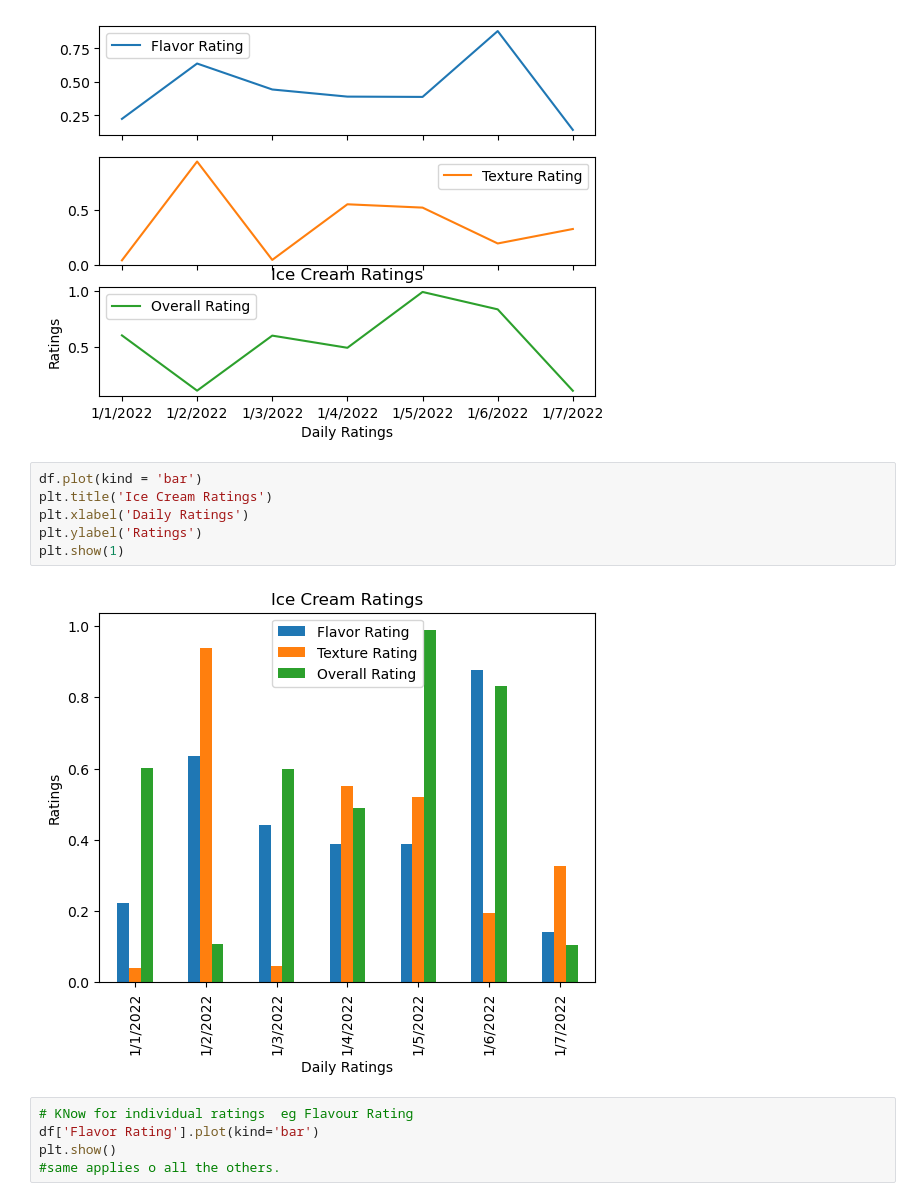
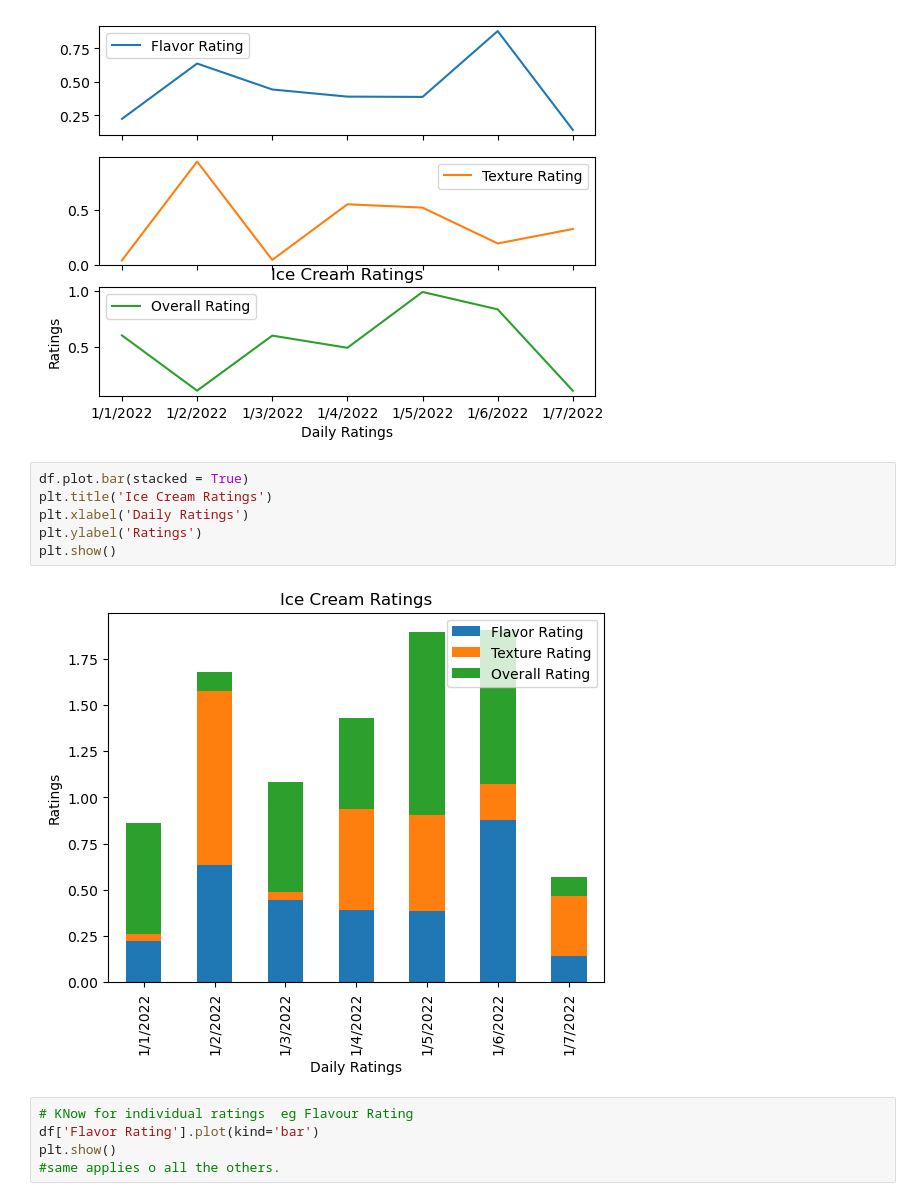
Before and after one commit to ofwonogodwin/visualization_pandas_n_matplotlib, a Jupyter notebook: visualisation.ipynb, the cells around one changed output. Drawn from its saved outputs; the diff is of its cells as text.

```diff
--- a/visualisation.ipynb
+++ b/visualisation.ipynb
@@ -38,13 +38,13 @@ plt.show(1)
 # %% [output]
 [figure]
 # %%
-df.plot(kind = 'bar')
+df.plot.bar(stacked = True)
 plt.title('Ice Cream Ratings')
 plt.xlabel('Daily Ratings')
 plt.ylabel('Ratings')
-plt.show(1)
+plt.show()
 # %% [output]
-[figure, old version]
+[figure, new version]
 # %%
 # KNow for individual ratings  eg Flavour Rating
 df['Flavor Rating'].plot(kind='bar')
```
Also changed, not shown: parts of 6 cells of this notebook.
